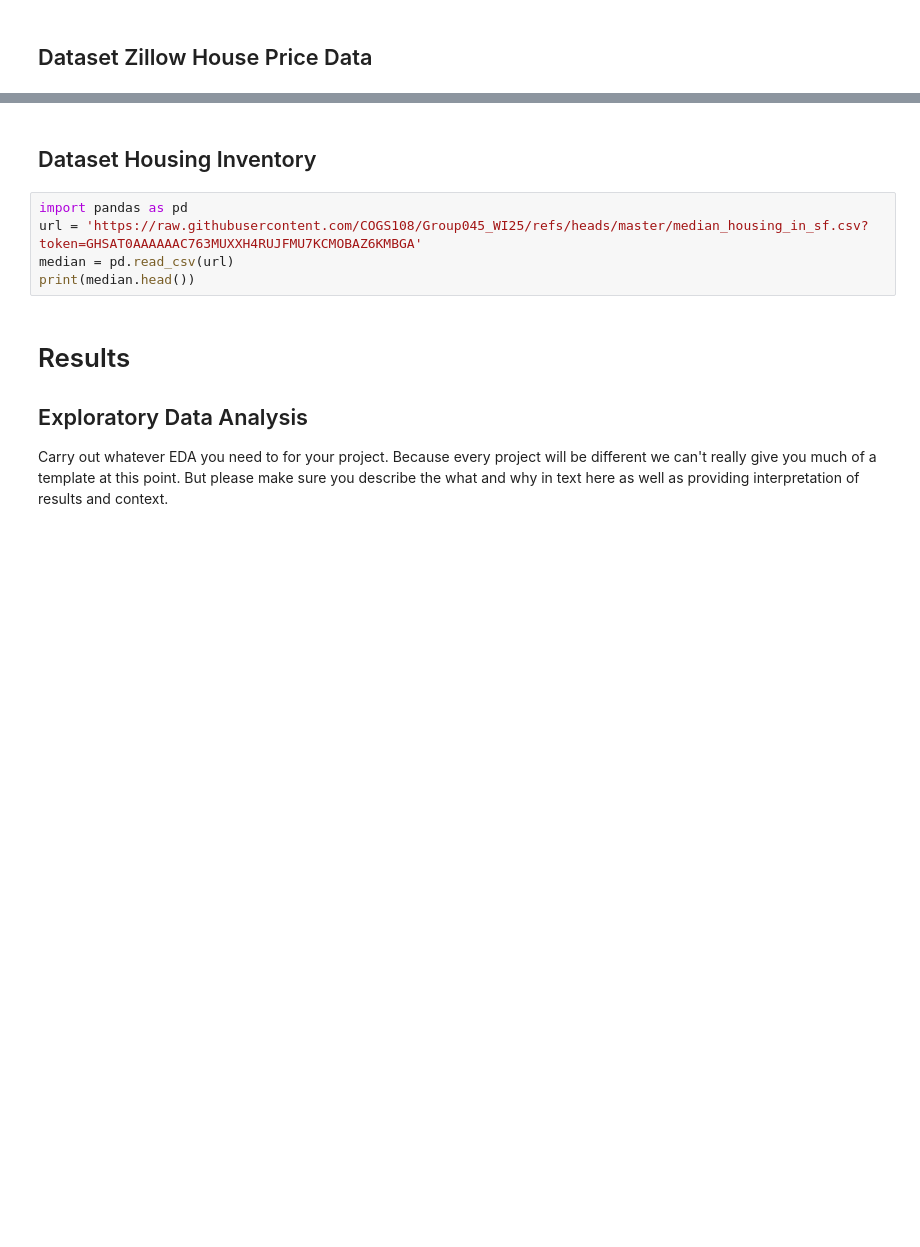
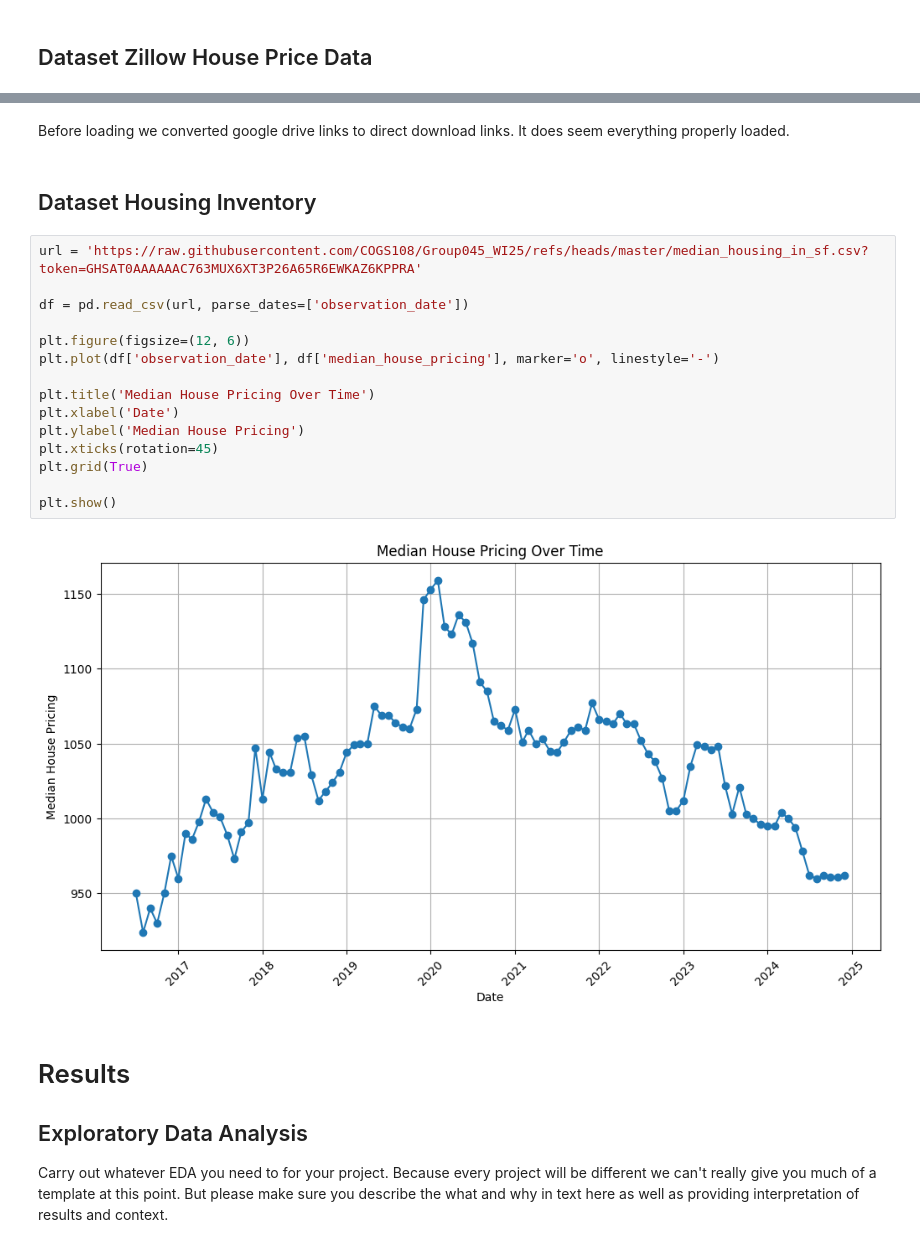
Before and after one commit to jocelynng101/COGS108_Repo, a Jupyter notebook: EDACheckpoint_Group045_WI25.ipynb, the cells around one changed output, grey strips where cells are left out. Saved outputs shown, nothing was run; the diff lists cells and outputs as text; blank space fills up the shorter version.

```diff
--- a/EDACheckpoint_Group045_WI25.ipynb
+++ b/EDACheckpoint_Group045_WI25.ipynb
@@ -113,10 +222,24 @@ df_zillow.head()
+# %% [markdown]
+Before loading we converted google drive links to direct download links. It does seem everything properly loaded.
 # %% [markdown]
 ## Dataset Housing Inventory
-# %%
-import pandas as pd
-url = 'https://raw.githubusercontent.com/COGS108/Group045_WI25/refs/heads/master/median_housing_in_sf.csv?token=GHSAT0AAAAAAC763MUXXH4RUJFMU7KCMOBAZ6KMBGA'
-median = pd.read_csv(url)
-print(median.head())
+# %%
+url = 'https://raw.githubusercontent.com/COGS108/Group045_WI25/refs/heads/master/median_housing_in_sf.csv?token=GHSAT0AAAAAAC763MUX6XT3P26A65R6EWKAZ6KPPRA'
+
+df = pd.read_csv(url, parse_dates=['observation_date'])
+
+plt.figure(figsize=(12, 6))
+plt.plot(df['observation_date'], df['median_house_pricing'], marker='o', linestyle='-')
+
+plt.title('Median House Pricing Over Time')
+plt.xlabel('Date')
+plt.ylabel('Median House Pricing')
+plt.xticks(rotation=45)
+plt.grid(True)
+
+plt.show()
+# %% [output]
+[figure, added]
 # %% [markdown]
 # Results
 
```
Also changed, not shown: parts of 31 cells of this notebook.
